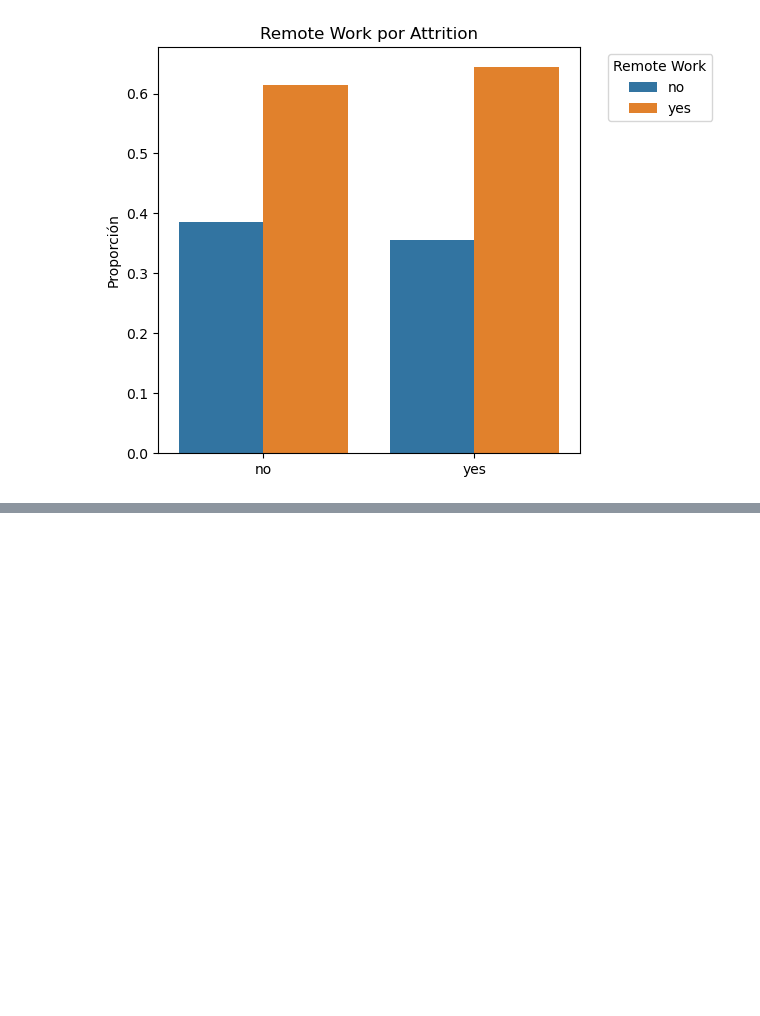
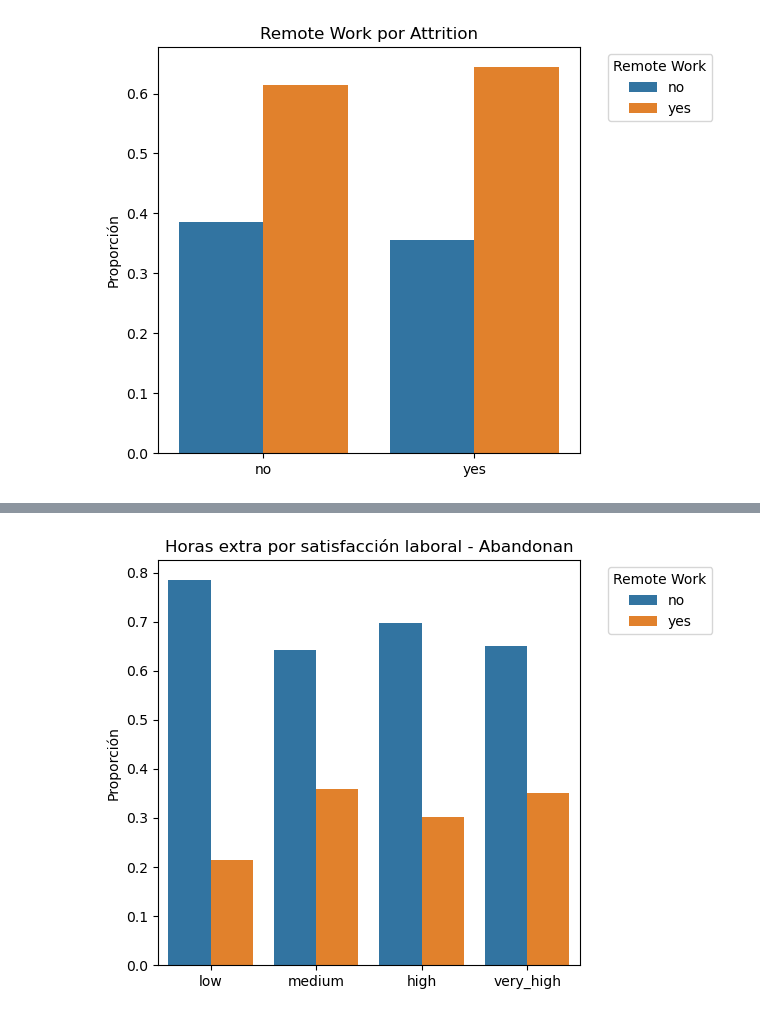
Before and after one commit to xcgrisales/project-da-promo-50-modulo-3-team-4, a Jupyter notebook: 05_visualizaciones_seleccionadas.ipynb, the cells around one changed output, grey strips where cells are left out. Drawn from its saved outputs; the diff is of its cells as text; code cells hidden in the pictures; blank space fills up the shorter version.

```diff
--- a/05_visualizaciones_seleccionadas.ipynb
+++ b/05_visualizaciones_seleccionadas.ipynb
@@ -740,0 +795,21 @@ plt.show()
+# %%
+df = df[df['attrition'] == 'yes']
+
+# Orden especifico
+job_satisfaction_order = ['low', 'medium', 'high', 'very_high']
+
+# Satisfacción laboral a categorica
+df['job_satisfaction'] = pd.Categorical(df['job_satisfaction'], categories=job_satisfaction_order, ordered=True)
+
+prop_df = df.groupby(['job_satisfaction', 'overtime']).size().reset_index(name='count')
+prop_df['percentage'] = prop_df['count'] / prop_df.groupby('job_satisfaction')['count'].transform('sum')
+
+sns.barplot(data=prop_df, x='job_satisfaction', y='percentage', hue='overtime')
+plt.title('Horas extra por satisfacción laboral - Abandonan')
+plt.ylabel('Proporción')
+plt.xlabel('')
+plt.legend(bbox_to_anchor=(1.05, 1), loc='upper left', title='Remote Work')
+plt.tight_layout()
+plt.show()
+# %% [output]
+[figure, added]
```
Also changed, not shown: parts of 49 cells of this notebook.
